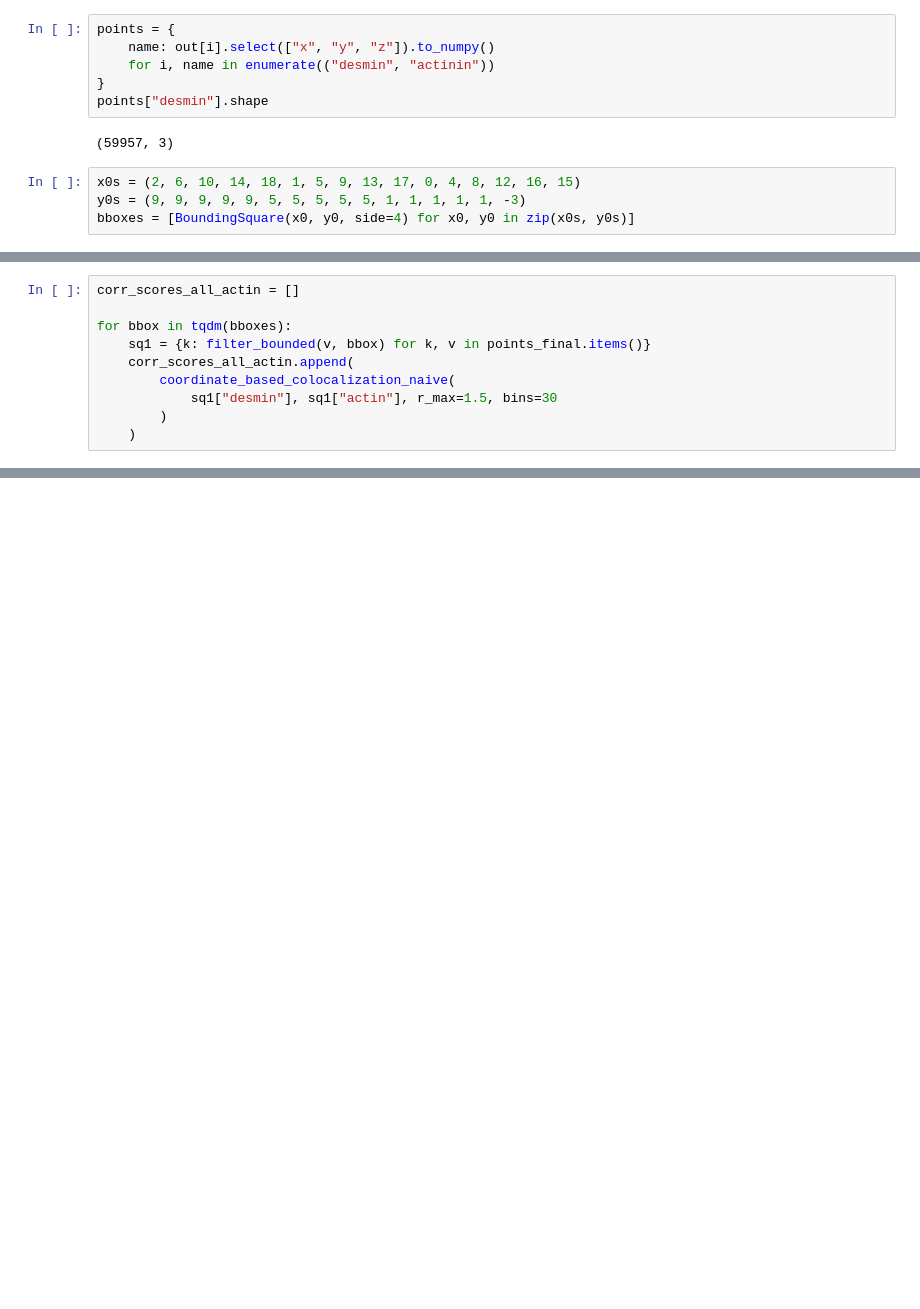
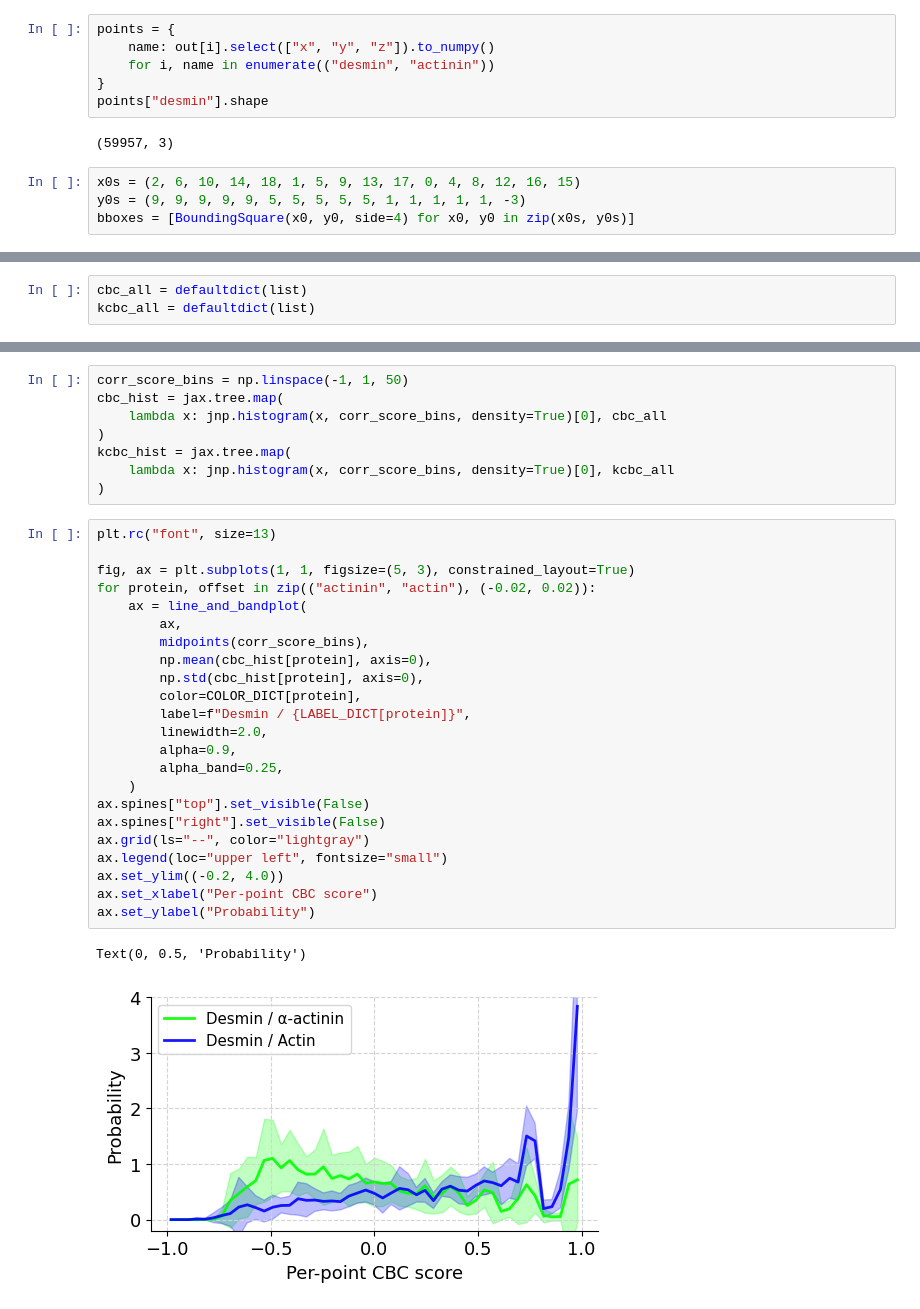
Before and after one commit to Jhko725/desmin-sarcomere-interior, a Jupyter notebook: notebooks/coordinate_based_colocalization.ipynb, the cells around one changed output, grey strips where cells are left out. Cells and saved outputs as stored; diff of their text form; blank space fills up the shorter version.

Commit message:
Created figure for the KCBC analysis, removed old Julia code

```diff
--- a/notebooks/coordinate_based_colocalization.ipynb
+++ b/notebooks/coordinate_based_colocalization.ipynb
@@ -417,10 +38,0 @@ sq1 = {k: filter_bounded(v, bbox) for k, v in points_final.items()}
-# %%
-corr_scores_all_actin = []
-
-for bbox in tqdm(bboxes):
-    sq1 = {k: filter_bounded(v, bbox) for k, v in points_final.items()}
-    corr_scores_all_actin.append(
-        coordinate_based_colocalization_naive(
-            sq1["desmin"], sq1["actin"], r_max=1.5, bins=30
-        )
-    )
@@ -719,0 +39,3 @@ ax = line_and_bandplot(
+# %%
+cbc_all = defaultdict(list)
+kcbc_all = defaultdict(list)
@@ -719,0 +105,34 @@ ax = line_and_bandplot(
+# %%
+corr_score_bins = np.linspace(-1, 1, 50)
+cbc_hist = jax.tree.map(
+    lambda x: jnp.histogram(x, corr_score_bins, density=True)[0], cbc_all
+)
+kcbc_hist = jax.tree.map(
+    lambda x: jnp.histogram(x, corr_score_bins, density=True)[0], kcbc_all
+)
+# %%
+plt.rc("font", size=13)
+
+fig, ax = plt.subplots(1, 1, figsize=(5, 3), constrained_layout=True)
+for protein, offset in zip(("actinin", "actin"), (-0.02, 0.02)):
+    ax = line_and_bandplot(
+        ax,
+        midpoints(corr_score_bins),
+        np.mean(cbc_hist[protein], axis=0),
+        np.std(cbc_hist[protein], axis=0),
+        color=COLOR_DICT[protein],
+        label=f"Desmin / {LABEL_DICT[protein]}",
+        linewidth=2.0,
+        alpha=0.9,
+        alpha_band=0.25,
+    )
+ax.spines["top"].set_visible(False)
+ax.spines["right"].set_visible(False)
+ax.grid(ls="--", color="lightgray")
+ax.legend(loc="upper left", fontsize="small")
+ax.set_ylim((-0.2, 4.0))
+ax.set_xlabel("Per-point CBC score")
+ax.set_ylabel("Probability")
+# %% [output]
+Text(0, 0.5, 'Probability')
+[figure, added]
```
Also changed, not shown: parts of 60 cells of this notebook, 30 other files.
